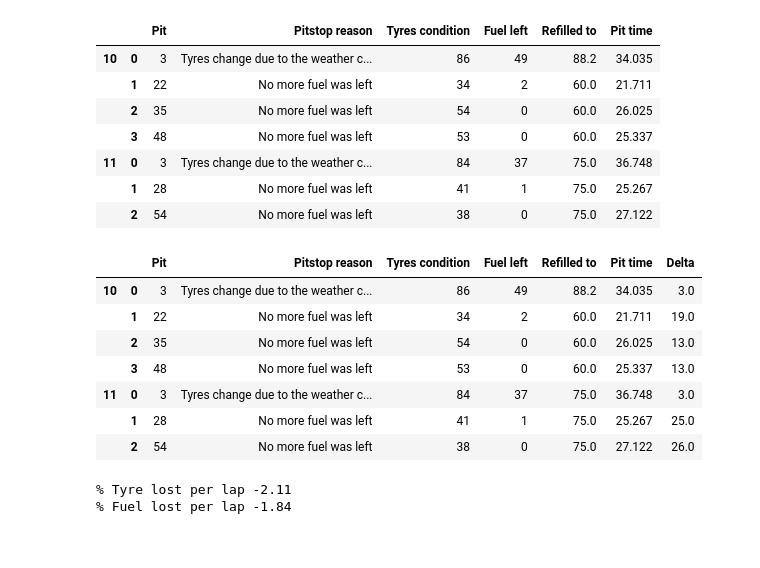
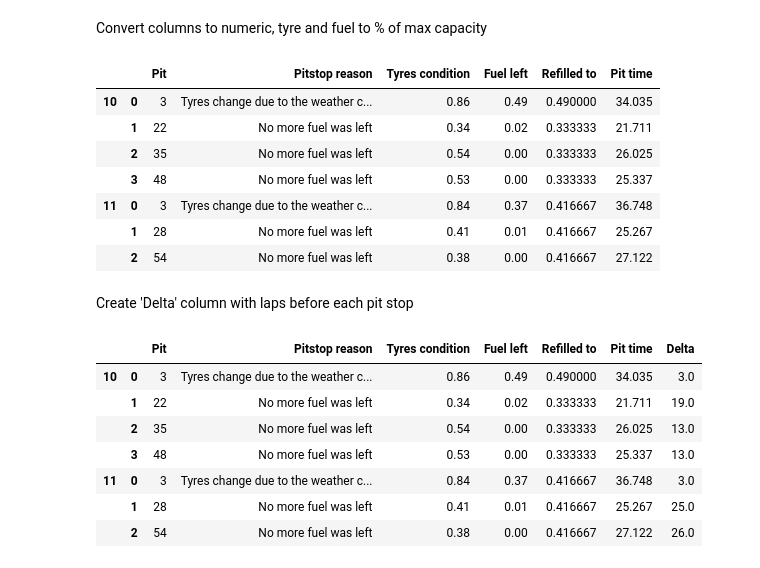
Before and after one commit to freire-guido/gpro, a Jupyter notebook: analysis.ipynb, the cells around one changed output. Saved outputs shown, nothing was run; the diff lists cells and outputs as text; code cells hidden in the pictures.

Commit message:
tyres

```diff
--- a/analysis.ipynb
+++ b/analysis.ipynb
@@ -18,37 +10,33 @@ pits
+# %% [markdown]
+Convert columns to numeric, tyre and fuel to % of max capacity
 # %%
 pits['Pit'] = pd.to_numeric(pits['Pit'].str.split().str[-1].str[:-1])
 pits['Tyres condition'] = pd.to_numeric(pits['Tyres condition'].str[:-1])/100
 pits['Fuel left'] = pd.to_numeric(pits['Fuel left'].str[:-1])/100
 pits['Pit time'] = pd.to_numeric(pits['Pit time'].str[:-1])
-pits['Refilled to'] = pd.to_numeric(pits['Refilled to'].str.split().str[0], 'coerce').fillna(pits['Fuel left']*180)
+pits['Refilled to'] = (pd.to_numeric(pits['Refilled to'].str.split().str[0], 'coerce')/180).fillna(pits['Fuel left'])
 pits
 # %% [output]
 |  |  | Pit | Pitstop reason | Tyres condition | Fuel left | Refilled to | Pit time |
-| 10 | 0 | 3 | Tyres change due to the weather c... | 86 | 49 | 88.2 | 34.035 |
-|  | 1 | 22 | No more fuel was left | 34 | 2 | 60.0 | 21.711 |
-|  | 2 | 35 | No more fuel was left | 54 | 0 | 60.0 | 26.025 |
-|  | 3 | 48 | No more fuel was left | 53 | 0 | 60.0 | 25.337 |
-| 11 | 0 | 3 | Tyres change due to the weather c... | 84 | 37 | 75.0 | 36.748 |
-|  | 1 | 28 | No more fuel was left | 41 | 1 | 75.0 | 25.267 |
-|  | 2 | 54 | No more fuel was left | 38 | 0 | 75.0 | 27.122 |
+| 10 | 0 | 3 | Tyres change due to the weather c... | 0.86 | 0.49 | 0.490000 | 34.035 |
+|  | 1 | 22 | No more fuel was left | 0.34 | 0.02 | 0.333333 | 21.711 |
+|  | 2 | 35 | No more fuel was left | 0.54 | 0.00 | 0.333333 | 26.025 |
+|  | 3 | 48 | No more fuel was left | 0.53 | 0.00 | 0.333333 | 25.337 |
+| 11 | 0 | 3 | Tyres change due to the weather c... | 0.84 | 0.37 | 0.416667 | 36.748 |
+|  | 1 | 28 | No more fuel was left | 0.41 | 0.01 | 0.416667 | 25.267 |
+|  | 2 | 54 | No more fuel was left | 0.38 | 0.00 | 0.416667 | 27.122 |
+# %% [markdown]
+Create 'Delta' column with laps before each pit stop
 # %%
 pits['Delta'] = pits['Pit'].diff()
 pits.loc[idx[:, 0], 'Delta'] = pits.loc[idx[:, 0], 'Pit']
 pits
 # %% [output]
 |  |  | Pit | Pitstop reason | Tyres condition | Fuel left | Refilled to | Pit time | Delta |
-| 10 | 0 | 3 | Tyres change due to the weather c... | 86 | 49 | 88.2 | 34.035 | 3.0 |
-|  | 1 | 22 | No more fuel was left | 34 | 2 | 60.0 | 21.711 | 19.0 |
-|  | 2 | 35 | No more fuel was left | 54 | 0 | 60.0 | 26.025 | 13.0 |
-|  | 3 | 48 | No more fuel was left | 53 | 0 | 60.0 | 25.337 | 13.0 |
-| 11 | 0 | 3 | Tyres change due to the weather c... | 84 | 37 | 75.0 | 36.748 | 3.0 |
-|  | 1 | 28 | No more fuel was left | 41 | 1 | 75.0 | 25.267 | 25.0 |
-|  | 2 | 54 | No more fuel was left | 38 | 0 | 75.0 | 27.122 | 26.0 |
+| 10 | 0 | 3 | Tyres change due to the weather c... | 0.86 | 0.49 | 0.490000 | 34.035 | 3.0 |
+|  | 1 | 22 | No more fuel was left | 0.34 | 0.02 | 0.333333 | 21.711 | 19.0 |
+|  | 2 | 35 | No more fuel was left | 0.54 | 0.00 | 0.333333 | 26.025 | 13.0 |
+|  | 3 | 48 | No more fuel was left | 0.53 | 0.00 | 0.333333 | 25.337 | 13.0 |
+| 11 | 0 | 3 | Tyres change due to the weather c... | 0.84 | 0.37 | 0.416667 | 36.748 | 3.0 |
+|  | 1 | 28 | No more fuel was left | 0.41 | 0.01 | 0.416667 | 25.267 | 25.0 |
+|  | 2 | 54 | No more fuel was left | 0.38 | 0.00 | 0.416667 | 27.122 | 26.0 |
-# %%
-mt, bt = np.polyfit(pits['Delta'], pits['Tyres condition'], 1)
-mf, bf = np.polyfit(pits['Delta'], pits['Fuel left'], 1)
-print('% Tyre lost per lap', round(mt, 2))
-print('% Fuel lost per lap', round(mf, 2))
-# %% [output]
-% Tyre lost per lap -2.11
-% Fuel lost per lap -1.84
```
Also changed, not shown: parts of 11 cells of this notebook.
